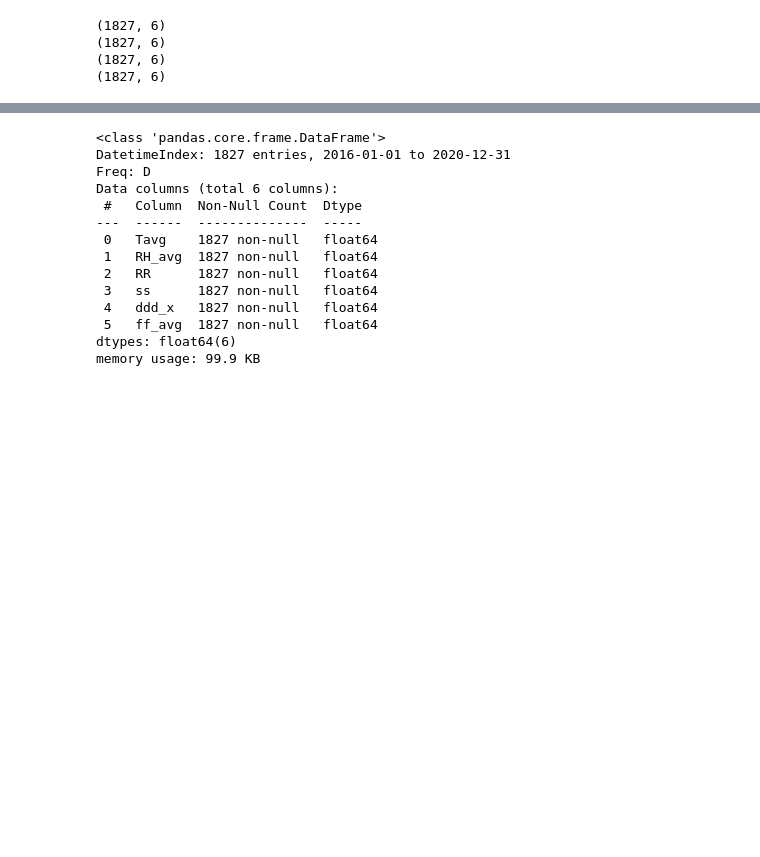
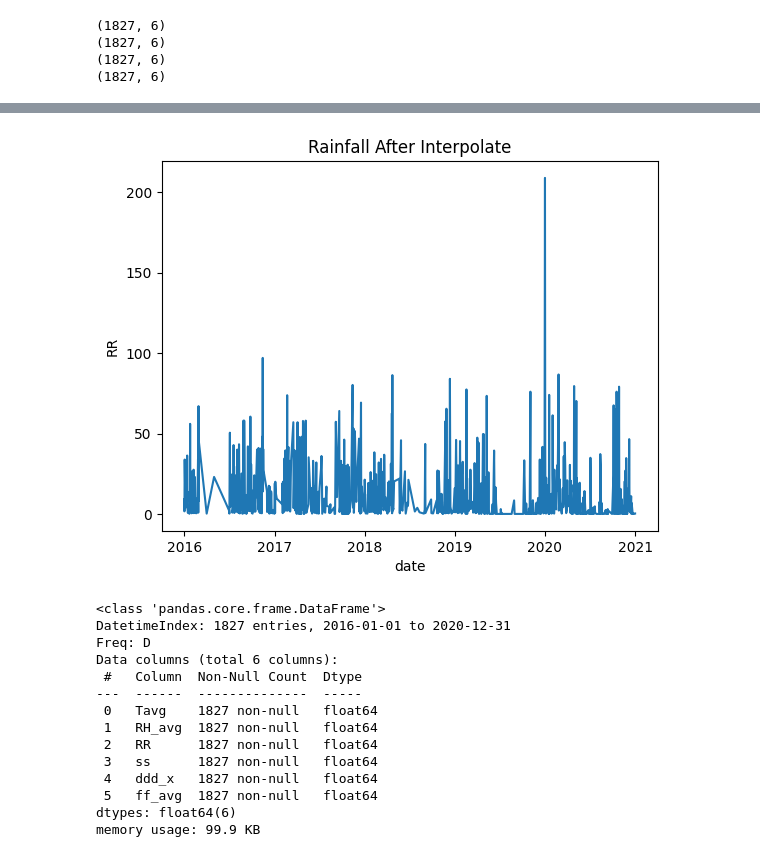
Before and after one commit to Fadhil-hi/Intern-BCC-2024, a Jupyter notebook: Code/EDA/ts_EDA.ipynb, the cells around one changed output, grey strips where cells are left out. Cells and saved outputs as stored; diff of their text form; code cells hidden in the pictures; blank space fills up the shorter version.

```diff
--- a/Code/EDA/ts_EDA.ipynb
+++ b/Code/EDA/ts_EDA.ipynb
@@ -90,3 +126,11 @@ print(stasiun_4_intrp.shape)
+# %%
+plt.plot(stasiun_4_intrp['RR'])
+plt.ylabel('RR')
+plt.xlabel('date')
+plt.title('Rainfall After Interpolate')
+plt.show()
+# %% [output]
+[figure, added]
 # %%
 stasiun_4_intrp.info()
 # %% [output]
```
Also changed, not shown: parts of 6 cells of this notebook, 7 other files.
